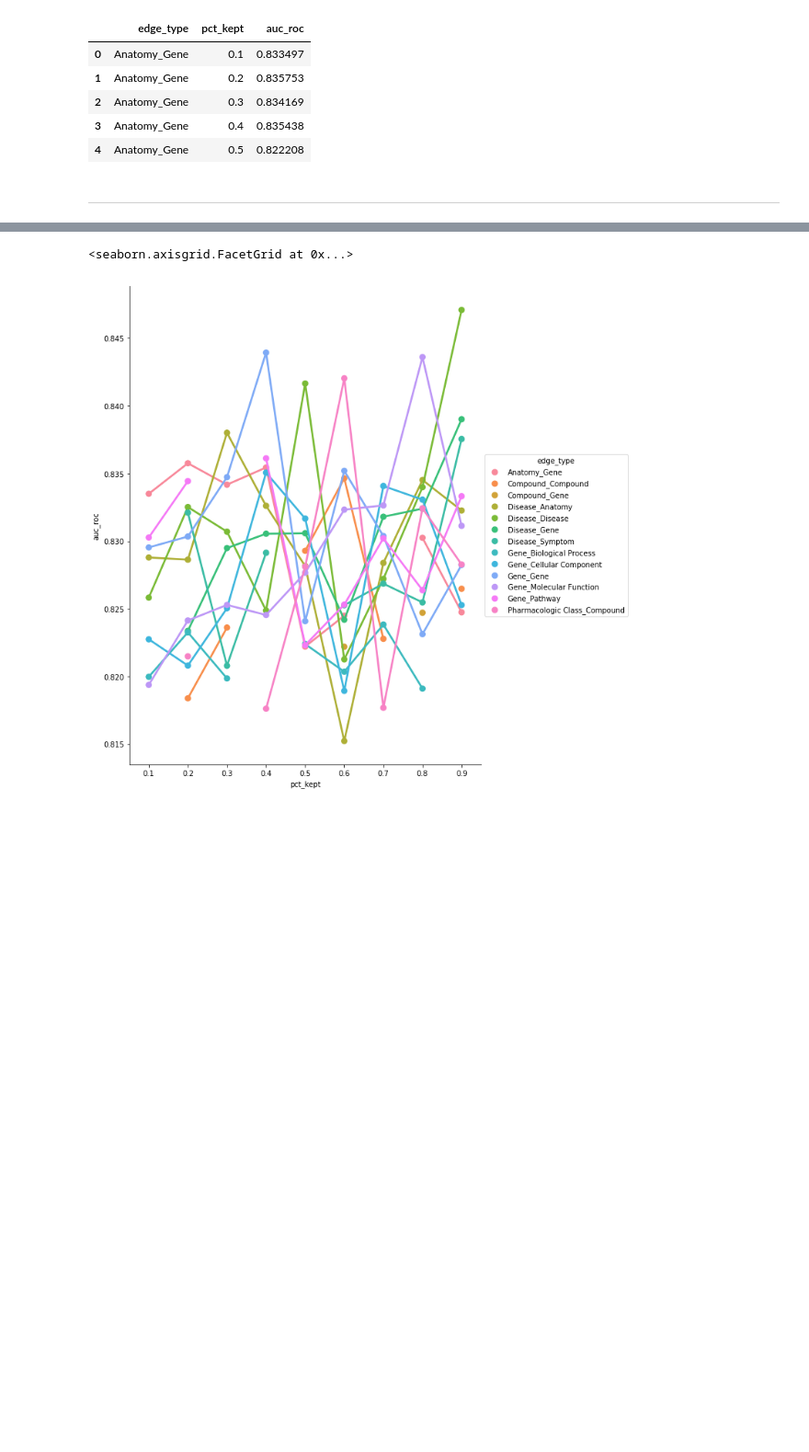
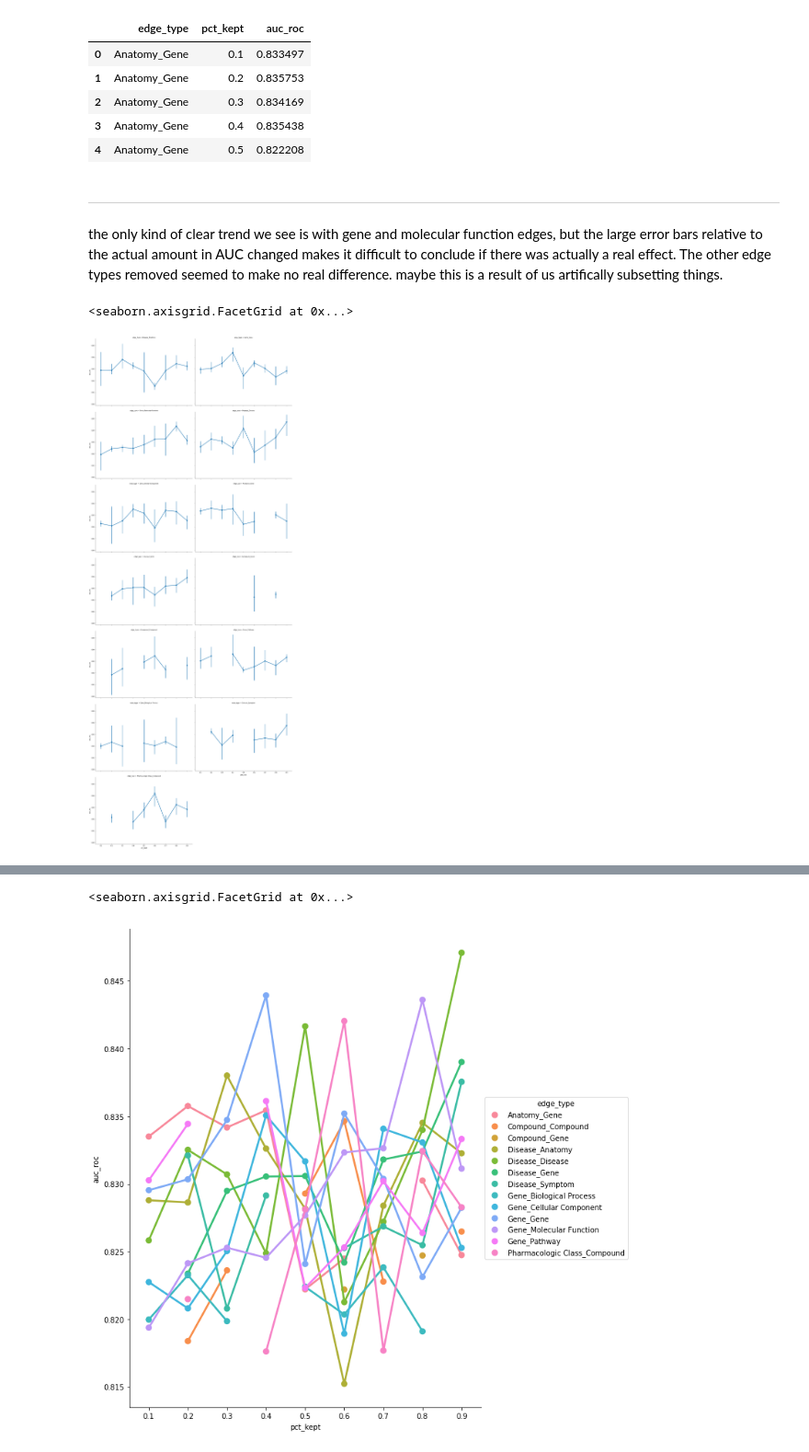
Before and after one commit to veleritas/walkpred, a Jupyter notebook: experiment/edge_undersampling/results.ipynb, the cells around one changed output, grey strips where cells are left out. Shown at 92% size. Cells and saved outputs as stored; diff of their text form; code cells hidden in the pictures; blank space fills up the shorter version.

Commit message:
Split result plots by edge type
Separate out the different edge types into their own individual
plots to make spotting trends easier.

```diff
--- a/experiment/edge_undersampling/results.ipynb
+++ b/experiment/edge_undersampling/results.ipynb
@@ -210,5 +202,15 @@ avgs.head()
 | 4 | Anatomy_Gene | 0.5 | 0.822208 |
 # %% [markdown]
 ---
+# %% [markdown]
+the only kind of clear trend we see is with gene and molecular function edges, but the large error bars relative to the actual amount in AUC changed makes it difficult to conclude if there was actually a real effect. The other edge types removed seemed to make no real difference. maybe this is a result of us artifically subsetting things.
+# %%
+sns.factorplot(
+    data=data, x="pct_kept", y="auc_roc",
+    col="edge_type", col_wrap=2, size=7, aspect=1.4
+)
+# %% [output]
+<seaborn.axisgrid.FacetGrid at 0x...>
+[figure, added]
 # %%
 sns.factorplot(
```
Also changed, not shown: parts of 2 cells of this notebook.
